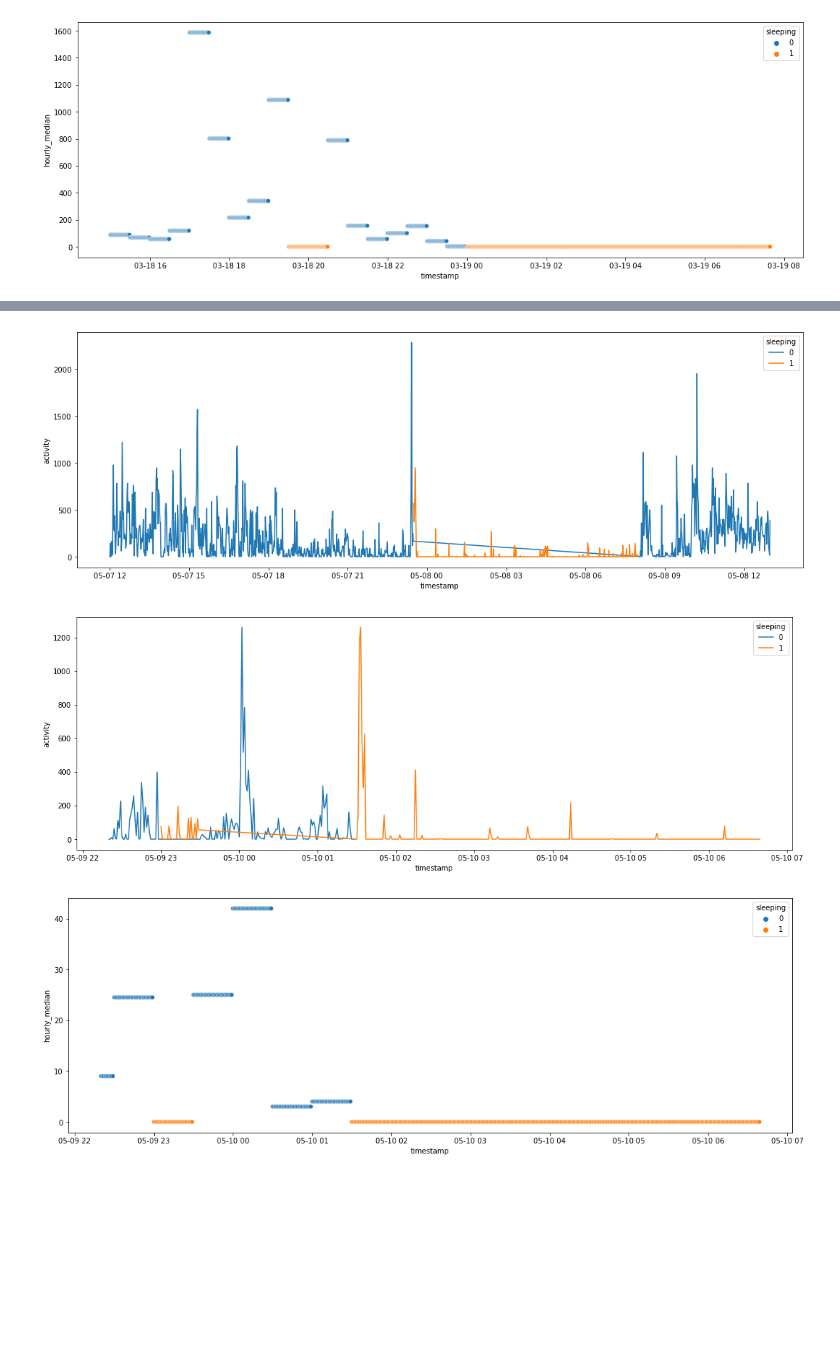
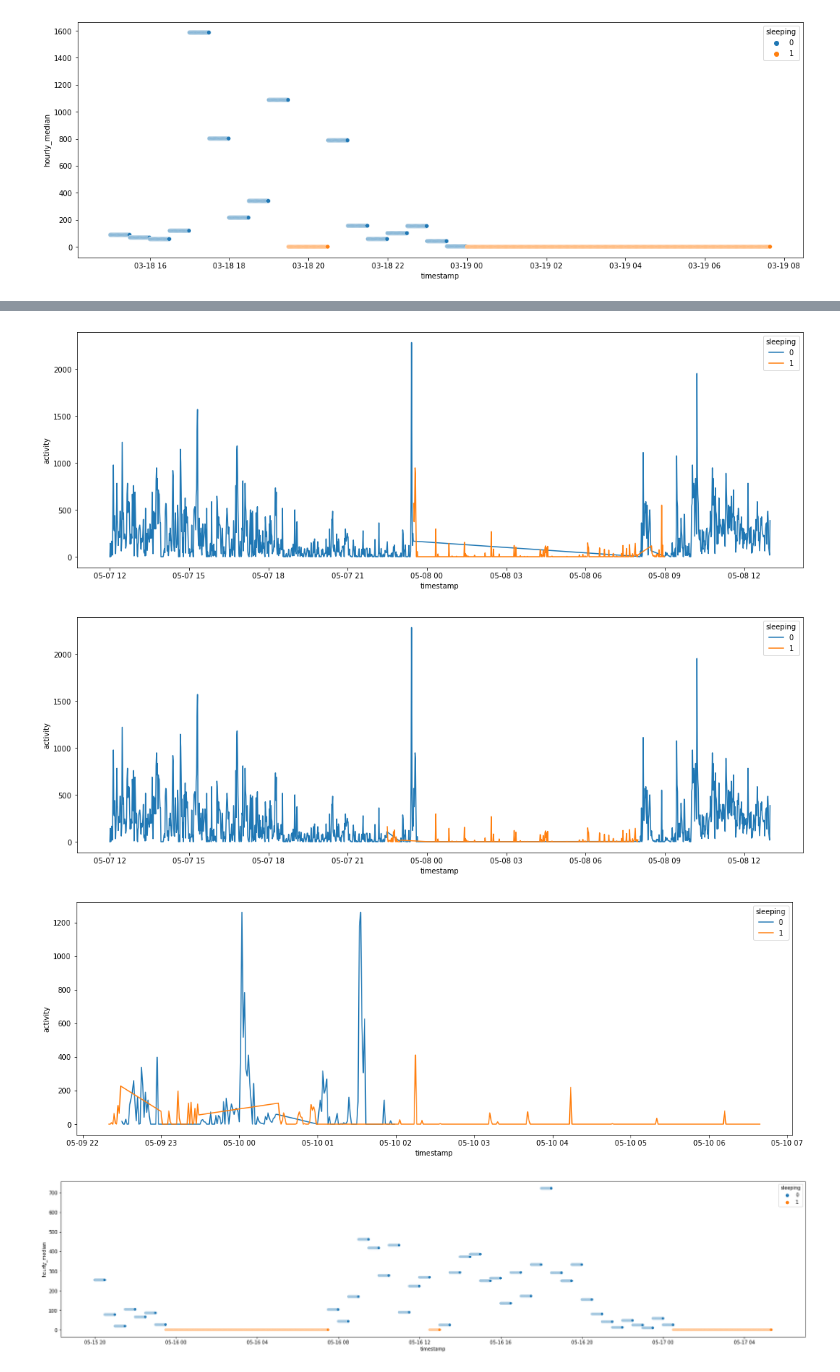
Before and after one commit to mattlegro/MDD-Classification-Project, a Jupyter notebook: preprocessing_and_features.ipynb, the cells around one changed output, grey strips where cells are left out. Drawn from its saved outputs; the diff is of its cells as text; code cells hidden in the pictures; blank space fills up the shorter version.

```diff
--- a/preprocessing_and_features.ipynb
+++ b/preprocessing_and_features.ipynb
@@ -726,6 +726,6 @@ by_half_hour_conds = cond_1_h.groupby(by = [cond_1_h.timestamp.dt.month,
                                     cond_1_h.timestamp.dt.day,
                                     cond_1_h.timestamp.dt.hour,
                                     cond_1_h.hour_half],
-                axis = 0).agg(['sum','median','mean'],axis = 0)
+                axis = 0).agg(['sum','median','mean','max', 'std', 'var', lambda x: x.ne(0).sum()],axis = 0)
 cond_1_h['hourly_median'] = cond_1_h.apply(lambda x: by_half_hour_conds.loc[(x[0].month,x[0].day,x[0].hour,x[2]),('activity','median')], axis = 1)
 cond_1_h['hourly_average'] = cond_1_h.apply(lambda x: by_half_hour_conds.loc[(x[0].month,x[0].day,x[0].hour,x[2]),('activity','mean')], axis = 1)
@@ -732,7 +754,8 @@ cond_1_h['hourly_average'] = cond_1_h.apply(lambda x: by_half_hour_conds.loc[(x[
 # %%
-cond_1_h['sleeping'] = cond_1_h['hourly_median'].apply(lambda x: 1 if x == 0 else 0)
+cond_1_h_med = cond_1_h.copy()
+cond_1_h_med['sleeping'] = cond_1_h_med['hourly_median'].apply(lambda x: 1 if x <=5 else 0)
 # %%
 fig9, ax9 = plt.subplots(figsize = (18,6));
-sns.lineplot(data = cond_1_h.iloc[:1500], x = 'timestamp', y = 'activity', hue = 'sleeping');
+sns.lineplot(data = cond_1_h_med.iloc[:1500], x = 'timestamp', y = 'activity', hue = 'sleeping');
 # %% [output]
-[figure, old version]
+[figure, new version]
@@ -739,10 +765,15 @@ sns.lineplot(data = cond_1_h.iloc[:1500], x = 'timestamp', y = 'activity', hue =
+# %%
+fig9, ax9 = plt.subplots(figsize = (18,6));
+sns.lineplot(data = cond_1_h_avg.iloc[:1500], x = 'timestamp', y = 'activity', hue = 'sleeping');
+# %% [output]
+[figure, added]
 # %%
 fig9, ax9 = plt.subplots(figsize = (18,6));
-sns.lineplot(data = cond_1_h.iloc[3500:4000], x = 'timestamp', y = 'activity', hue = 'sleeping');
+sns.lineplot(data = cond_1_h_avg.iloc[3500:4000], x = 'timestamp', y = 'activity', hue = 'sleeping');
 # %% [output]
-[figure, old version]
+[figure, new version]
 # %%
-fig9, ax9 = plt.subplots(figsize = (18,6));
-sns.scatterplot(data = cond_1_h.iloc[3500:4000], x = 'timestamp', y = 'hourly_median', hue = 'sleeping');
+fig9, ax9 = plt.subplots(figsize = (28,6));
+sns.scatterplot(data = cond_1_h_med.iloc[12000:14000], x = 'timestamp', y = 'hourly_median', hue = 'sleeping');
 # %% [output]
-[figure, old version]
+[figure, new version]
```
Also changed, not shown: parts of 30 cells of this notebook.
